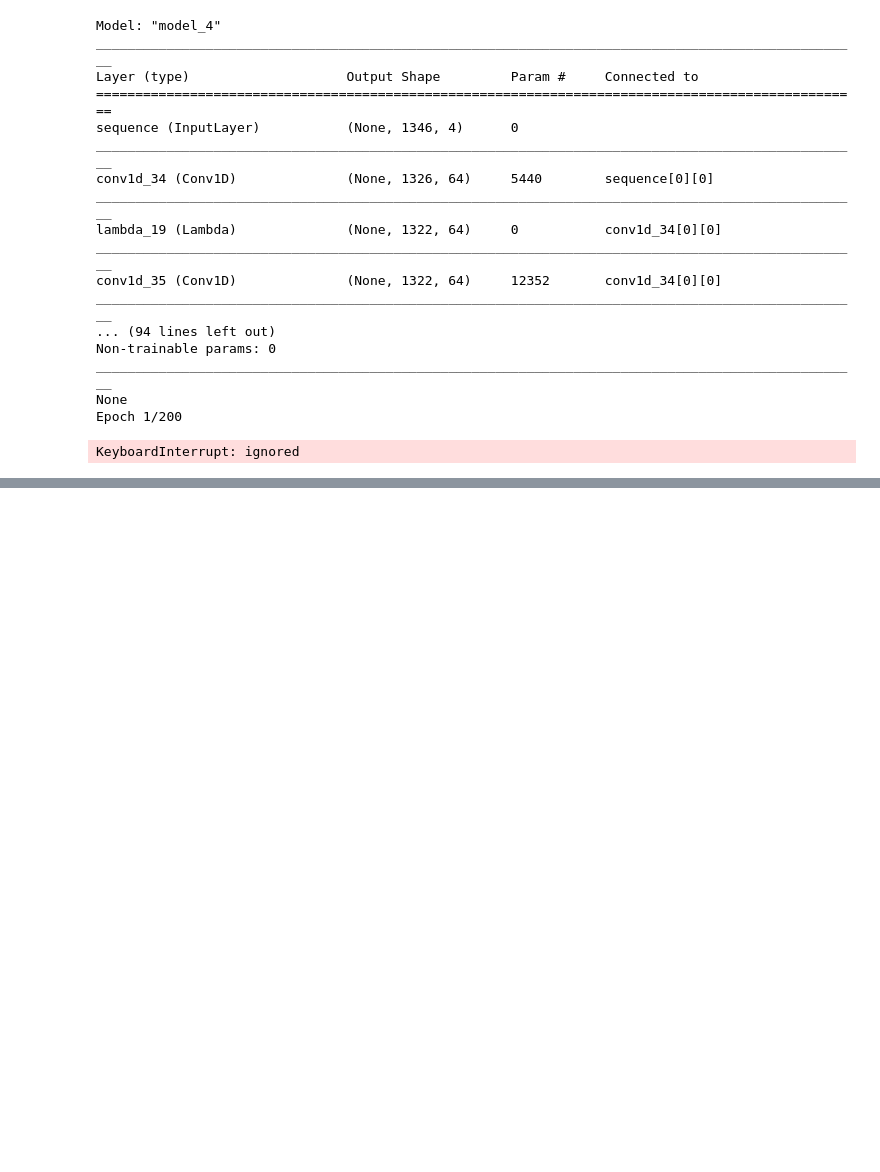
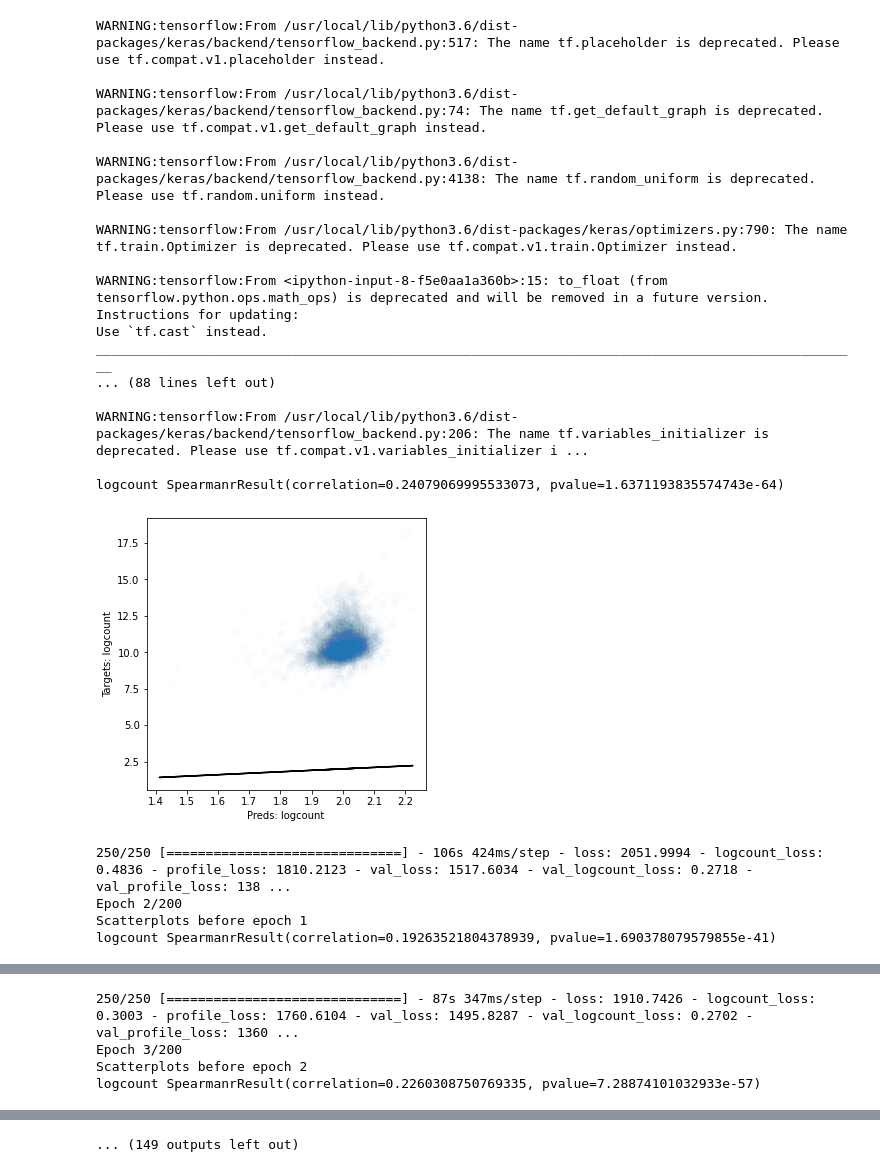
Before and after one commit to AvantiShri/colab_notebooks, a Jupyter notebook: profile_models/bpnet_train.ipynb, the cells around one changed output, grey strips where cells are left out. Cells and saved outputs as stored; diff of their text form; code cells hidden in the pictures; blank space fills up the shorter version.

Commit message:
With chr8 correctly excluded from training set, limit to only one task

```diff
--- a/profile_models/bpnet_train.ipynb
+++ b/profile_models/bpnet_train.ipynb
@@ -457,4 +434,0 @@ CHIPNexus.SOX2.profile (128, 1000, 2)
-# %%
-sampinputs,samptargets = keras_valid_batch_generator[0]
-for key in samptargets:
-  print(key, samptargets[key].shape)
@@ -470,31 +473,60 @@ CHIPNexus.SOX2.profile (64, 1000, 2)
+# %%
+#get the unrolled validation set
+valid_concat_inputs, valid_concat_targets = extend_generator(keras_valid_batch_generator)
 # %%
+counts_loss, c_task_weight = ("mse", 500)
+
+modelwrapper = BPnetArch(
+    counts_loss=counts_loss,
+    input_seq_len=seq_len,
+    counts_hiddenlayer_size=100,
+    c_task_weight=c_task_weight,
+    filters=64, n_dil_layers=6,
+    conv1_kernel_size=21,
+    dil_kernel_size=3,
+    outconv_kernel_size=75,
+    lr=0.001)
+
+class PlotScatter(keras.callbacks.Callback):
+
+    def on_epoch_begin(self, epoch, logs=None):
+        print("Scatterplots before epoch",epoch)
+        valid_preds = dict(zip(model.output_names, model.predict(valid_concat_inputs)))
+        plot_scatter(preds=valid_preds, targets=valid_concat_targets,
+                     keys=['logcount'])
+
 model = modelwrapper.get_keras_model()
 print(model.summary())
-
 early_stopping_callback = keras.callbacks.EarlyStopping(
                             patience=10, restore_best_weights=True)
-loss_history = model.fit_generator(keras_train_batch_generator,
+loss_history = model.fit_generator(
+                    keras_train_batch_generator,
                     epochs=200,
                     validation_data=keras_valid_batch_generator,
-                    callbacks=[early_stopping_callback],
-                    workers=20)
+                    callbacks=[early_stopping_callback,
+                               PlotScatter()],
+                    workers=1)
 model.set_weights(early_stopping_callback.best_weights)
 # %% [output]
-Model: "model_4"
+WARNING:tensorflow:From /usr/local/lib/python3.6/dist-packages/keras/backend/tensorflow_backend.py:517: The name tf.placeholder is deprecated. Please use tf.compat.v1.placeholder instead.
+
+WARNING:tensorflow:From /usr/local/lib/python3.6/dist-packages/keras/backend/tensorflow_backend.py:74: The name tf.get_default_graph is deprecated. Please use tf.compat.v1.get_default_graph instead.
+
+WARNING:tensorflow:From /usr/local/lib/python3.6/dist-packages/keras/backend/tensorflow_backend.py:4138: The name tf.random_uniform is deprecated. Please use tf.random.uniform instead.
+
+WARNING:tensorflow:From /usr/local/lib/python3.6/dist-packages/keras/optimizers.py:790: The name tf.train.Optimizer is deprecated. Please use tf.compat.v1.train.Optimizer instead.
+
+WARNING:tensorflow:From <ipython-input-8-f5e0aa1a360b>:15: to_float (from tensorflow.python.ops.math_ops) is deprecated and will be removed in a future version.
+Instructions for updating:
+Use `tf.cast` instead.
 __________________________________________________________________________________________________
-Layer (type)                    Output Shape         Param #     Connected to
-==================================================================================================
-sequence (InputLayer)           (None, 1346, 4)      0
-__________________________________________________________________________________________________
-conv1d_34 (Conv1D)              (None, 1326, 64)     5440        sequence[0][0]
-__________________________________________________________________________________________________
-lambda_19 (Lambda)              (None, 1322, 64)     0           conv1d_34[0][0]
-__________________________________________________________________________________________________
-conv1d_35 (Conv1D)              (None, 1322, 64)     12352       conv1d_34[0][0]
-__________________________________________________________________________________________________
-... (94 lines left out)
-Non-trainable params: 0
-__________________________________________________________________________________________________
-None
-Epoch 1/200
+... (88 lines left out)
+
+WARNING:tensorflow:From /usr/local/lib/python3.6/dist-packages/keras/backend/tensorflow_backend.py:206: The name tf.variables_initializer is deprecated. Please use tf.compat.v1.variables_initializer i ...
+
+logcount SpearmanrResult(correlation=0.24079069995533073, pvalue=1.6371193835574743e-64)
+[figure, added]
-KeyboardInterrupt: ignored
+250/250 [==============================] - 106s 424ms/step - loss: 2051.9994 - logcount_loss: 0.4836 - profile_loss: 1810.2123 - val_loss: 1517.6034 - val_logcount_loss: 0.2718 - val_profile_loss: 138 ...
+Epoch 2/200
+Scatterplots before epoch 1
+logcount SpearmanrResult(correlation=0.19263521804378939, pvalue=1.690378079579855e-41)
@@ -500,0 +534,4 @@ KeyboardInterrupt: ignored
+250/250 [==============================] - 87s 347ms/step - loss: 1910.7426 - logcount_loss: 0.3003 - profile_loss: 1760.6104 - val_loss: 1495.8287 - val_logcount_loss: 0.2702 - val_profile_loss: 1360 ...
+Epoch 3/200
+Scatterplots before epoch 2
+logcount SpearmanrResult(correlation=0.2260308750769335, pvalue=7.28874101032933e-57)
@@ -500,0 +554 @@ KeyboardInterrupt: ignored
+... (149 outputs left out)
```
Also changed, not shown: parts of 16 cells of this notebook.
